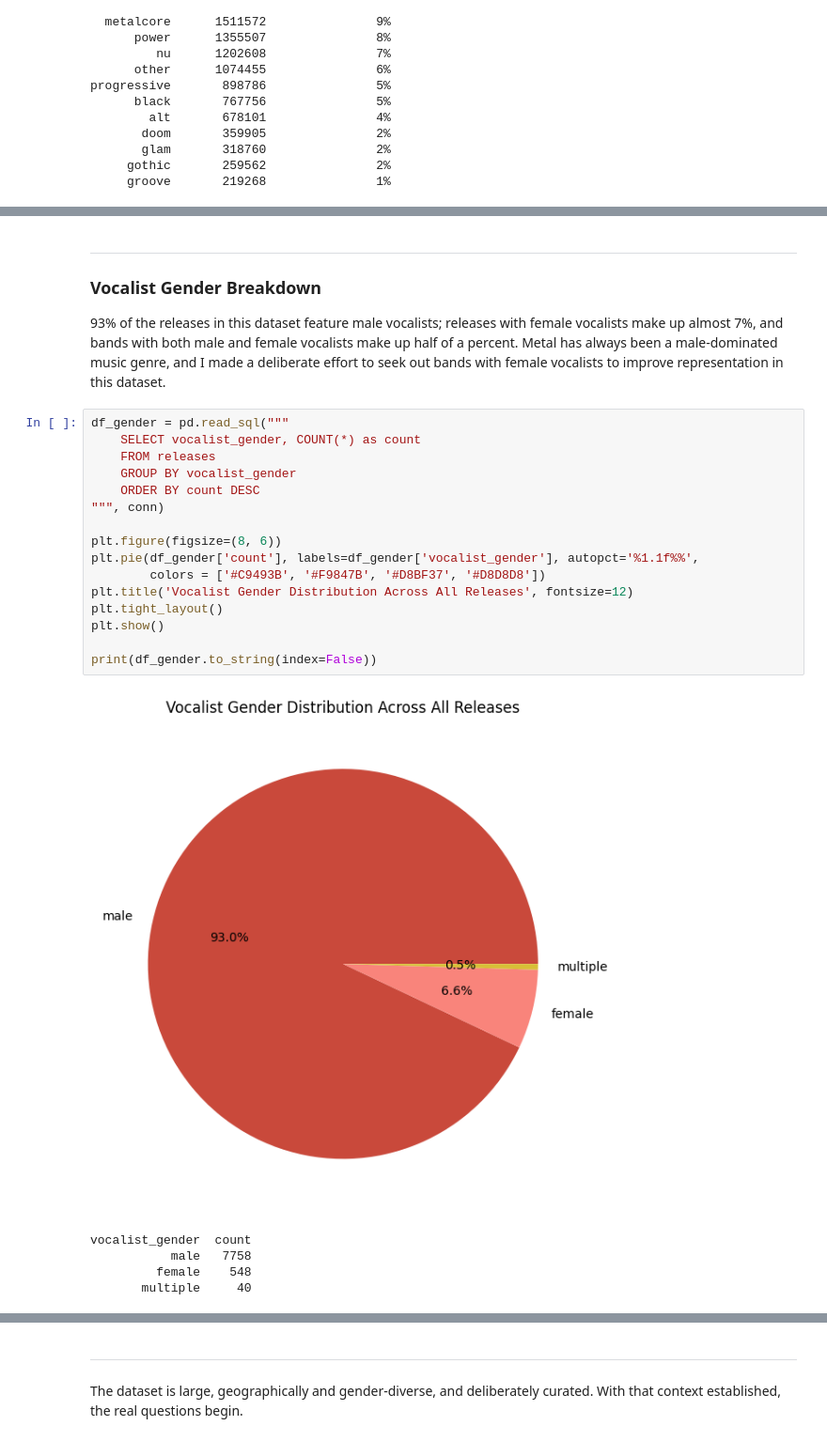
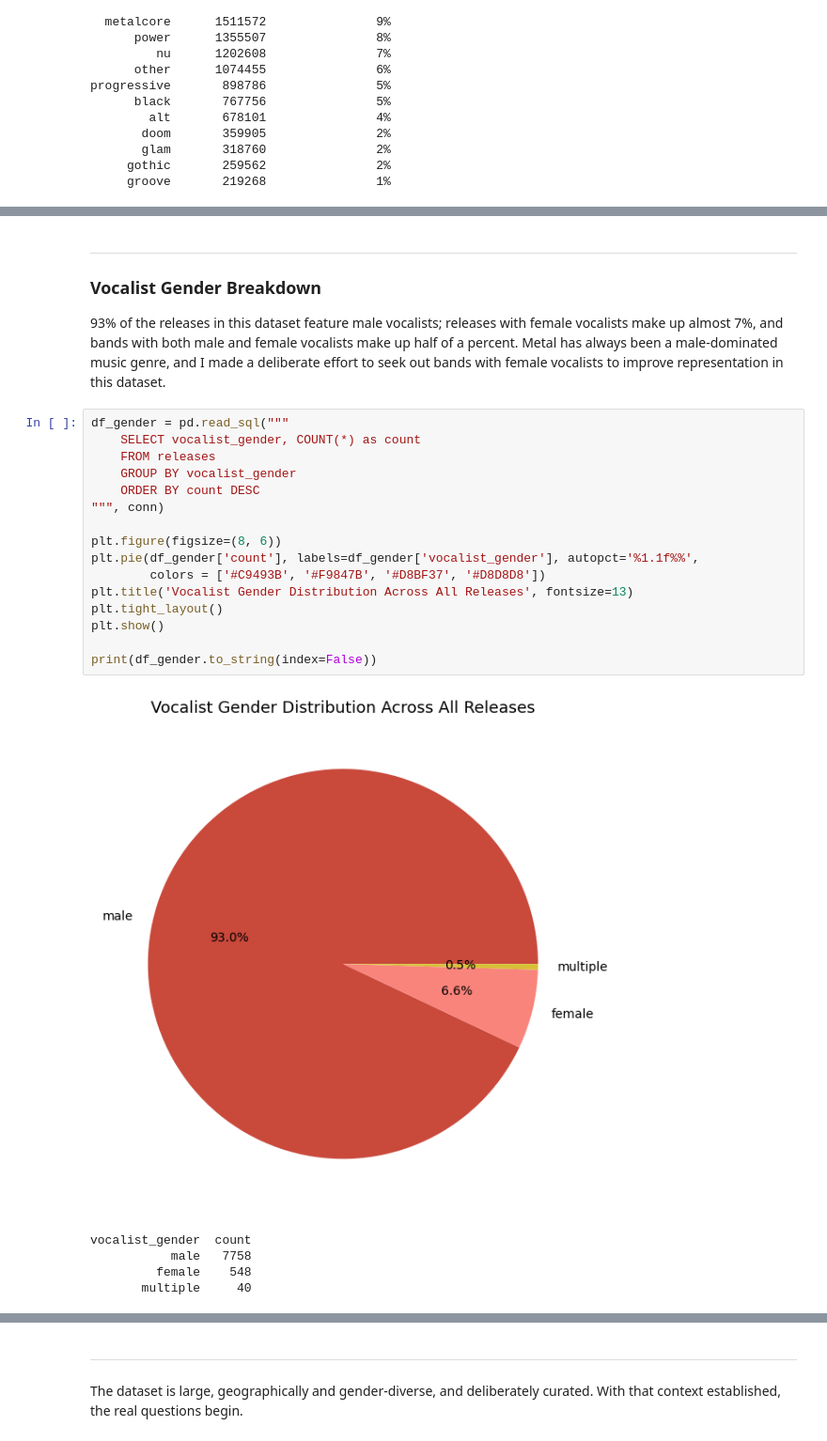
Before and after one commit to wanderson33245/The-Metal-Corpus, a Jupyter notebook: The Metal Corpus.ipynb, the cells around one changed output, grey strips where cells are left out. Shown at 94% size. Drawn from its saved outputs; the diff is of its cells as text.

```diff
--- a/The Metal Corpus.ipynb
+++ b/The Metal Corpus.ipynb
@@ -229,28 +229,28 @@ Most recent release: 2026
 Most active year: 2004 (266 releases)
 # %% [markdown]
 ---
-<a id=""></a>
+
 ### Vocalist Gender Breakdown
 
 93% of the releases in this dataset feature male vocalists; releases with female vocalists make up almost 7%, and bands with both male and female vocalists make up half of a percent. Metal has always been a male-dominated music genre, and I made a deliberate effort to seek out bands with female vocalists to improve representation in this dataset.
 # %%
 df_gender = pd.read_sql("""
     SELECT vocalist_gender, COUNT(*) as count
     FROM releases
     GROUP BY vocalist_gender
     ORDER BY count DESC
 """, conn)
 
 plt.figure(figsize=(8, 6))
 plt.pie(df_gender['count'], labels=df_gender['vocalist_gender'], autopct='%1.1f%%',
         colors = ['#C9493B', '#F9847B', '#D8BF37', '#D8D8D8'])
-plt.title('Vocalist Gender Distribution Across All Releases', fontsize=12)
+plt.title('Vocalist Gender Distribution Across All Releases', fontsize=13)
 plt.tight_layout()
 plt.show()
 
 print(df_gender.to_string(index=False))
 # %% [output]
-[figure, old version]
+[figure, new version]
 vocalist_gender  count
            male   7758
          female    548
```
Also changed, not shown: parts of 29 cells of this notebook.
